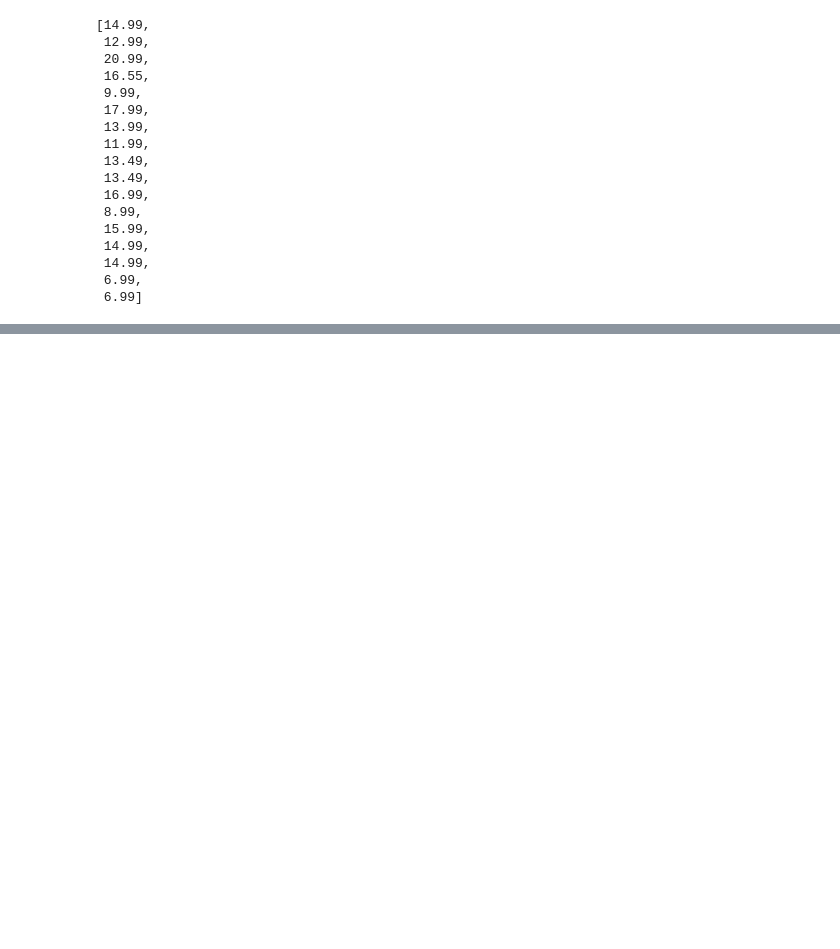
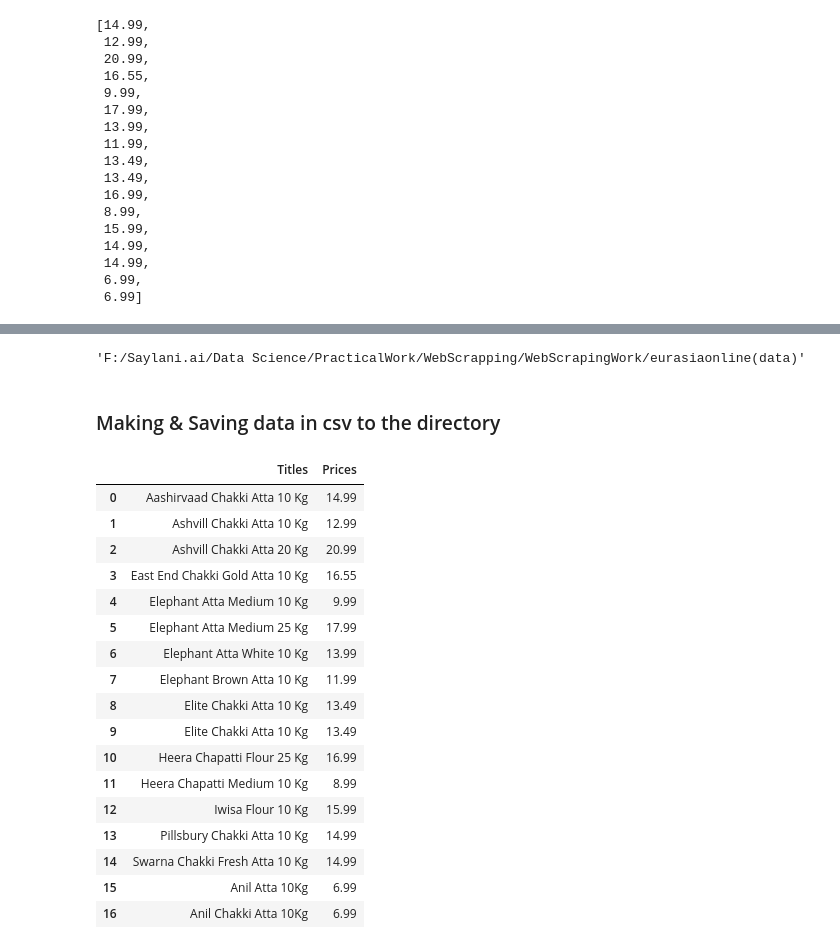
Before and after one commit to Muhammad-Usama-07/WebScrapingWork, a Jupyter notebook: WebScrapingWork.ipynb, the cells around one changed output, grey strips where cells are left out. Saved outputs shown, nothing was run; the diff lists cells and outputs as text; code cells hidden in the pictures; blank space fills up the shorter version.

Commit message:
Making & Saving data in csv to the directory

```diff
--- a/WebScrapingWork.ipynb
+++ b/WebScrapingWork.ipynb
@@ -340,0 +344,4 @@ prices
+# %%
+path
+# %% [output]
+'F:/Saylani.ai/Data Science/PracticalWork/WebScrapping/WebScrapingWork/eurasiaonline(data)'
@@ -340,0 +351,25 @@ prices
+# %% [markdown]
+### Making & Saving data in csv to the directory
+# %%
+# Converting list to dataframe
+data = pd.DataFrame({'Titles':product_title, 'Prices': prices})
+data
+# %% [output]
+|  | Titles | Prices |
+| 0 | Aashirvaad Chakki Atta 10 Kg | 14.99 |
+| 1 | Ashvill Chakki Atta 10 Kg | 12.99 |
+| 2 | Ashvill Chakki Atta 20 Kg | 20.99 |
+| 3 | East End Chakki Gold Atta 10 Kg | 16.55 |
+| 4 | Elephant Atta Medium 10 Kg | 9.99 |
+| 5 | Elephant Atta Medium 25 Kg | 17.99 |
+| 6 | Elephant Atta White 10 Kg | 13.99 |
+| 7 | Elephant Brown Atta 10 Kg | 11.99 |
+| 8 | Elite Chakki Atta 10 Kg | 13.49 |
+| 9 | Elite Chakki Atta 10 Kg | 13.49 |
+| 10 | Heera Chapatti Flour 25 Kg | 16.99 |
+| 11 | Heera Chapatti Medium 10 Kg | 8.99 |
+| 12 | Iwisa Flour 10 Kg | 15.99 |
+| 13 | Pillsbury Chakki Atta 10 Kg | 14.99 |
+| 14 | Swarna Chakki Fresh Atta 10 Kg | 14.99 |
+| 15 | Anil Atta 10Kg | 6.99 |
+| 16 | Anil Chakki Atta 10Kg | 6.99 |
```
Also changed, not shown: parts of 10 cells of this notebook, 1 other file.
